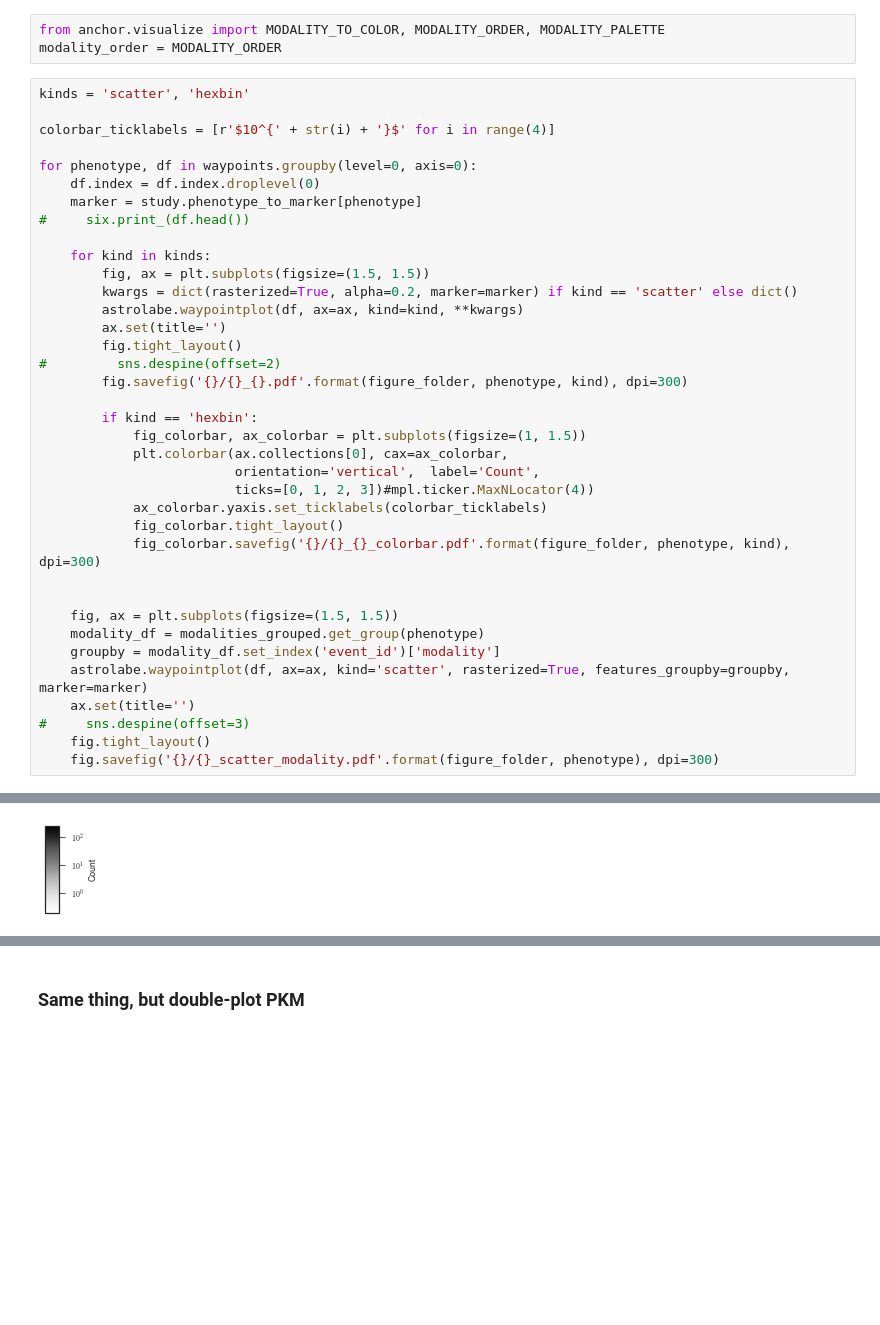
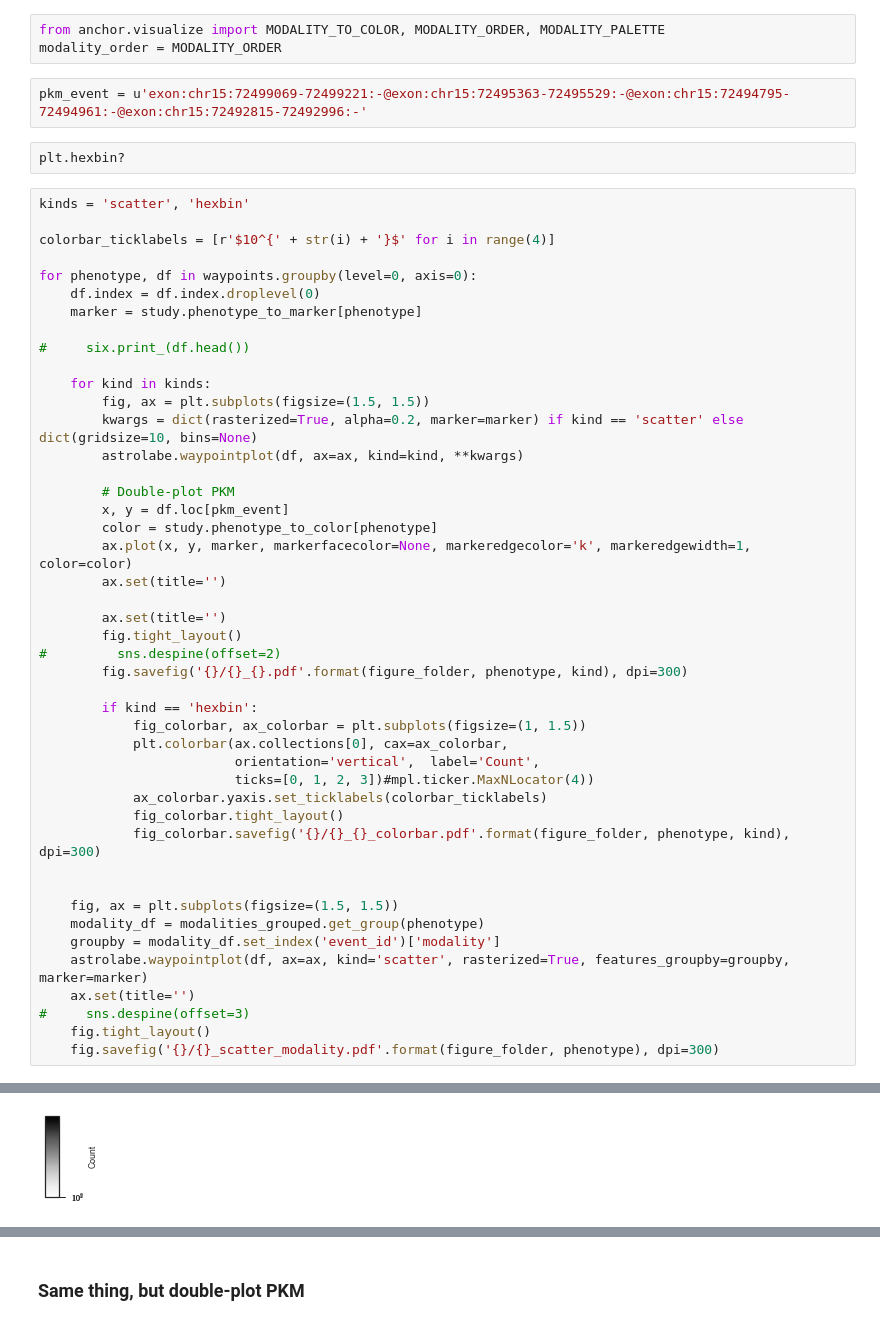
Before and after one commit to YeoLab/singlecell_pnm, a Jupyter notebook: 5._Figure_5/5.02_Figure_5C-E_Waypointplots.ipynb, the cells around one changed output, grey strips where cells are left out. Saved outputs shown, nothing was run; the diff lists cells and outputs as text; blank space fills up the shorter version.

Commit message:
add PKM event to hexagonal binning plots and use fewer bins

```diff
--- a/5._Figure_5/5.02_Figure_5C-E_Waypointplots.ipynb
+++ b/5._Figure_5/5.02_Figure_5C-E_Waypointplots.ipynb
@@ -107,6 +107,10 @@ sns.set(style='ticks', context='paper', rc={'font.sans-serif':'Arial', 'pdf.font
 # %%
 from anchor.visualize import MODALITY_TO_COLOR, MODALITY_ORDER, MODALITY_PALETTE
 modality_order = MODALITY_ORDER
+# %%
+pkm_event = u'exon:chr15:72499069-72499221:-@exon:chr15:72495363-72495529:-@exon:chr15:72494795-72494961:-@exon:chr15:72492815-72492996:-'
+# %%
+plt.hexbin?
 # %%
 kinds = 'scatter', 'hexbin'
 
@@ -115,12 +119,20 @@ colorbar_ticklabels = [r'$10^{' + str(i) + '}$' for i in range(4)]
 for phenotype, df in waypoints.groupby(level=0, axis=0):
     df.index = df.index.droplevel(0)
     marker = study.phenotype_to_marker[phenotype]
+
 #     six.print_(df.head())
 
     for kind in kinds:
         fig, ax = plt.subplots(figsize=(1.5, 1.5))
-        kwargs = dict(rasterized=True, alpha=0.2, marker=marker) if kind == 'scatter' else dict()
+        kwargs = dict(rasterized=True, alpha=0.2, marker=marker) if kind == 'scatter' else dict(gridsize=10, bins=None)
         astrolabe.waypointplot(df, ax=ax, kind=kind, **kwargs)
+
+        # Double-plot PKM
+        x, y = df.loc[pkm_event]
+        color = study.phenotype_to_color[phenotype]
+        ax.plot(x, y, marker, markerfacecolor=None, markeredgecolor='k', markeredgewidth=1, color=color)
+        ax.set(title='')
+
         ax.set(title='')
         fig.tight_layout()
 #         sns.despine(offset=2)
@@ -150,3 +162,3 @@ for phenotype, df in waypoints.groupby(level=0, axis=0):
-[figure, old version]
+[figure, new version]
 [figure]
 [figure]
```
Also changed, not shown: parts of 1 cell of this notebook, 15 other files.
